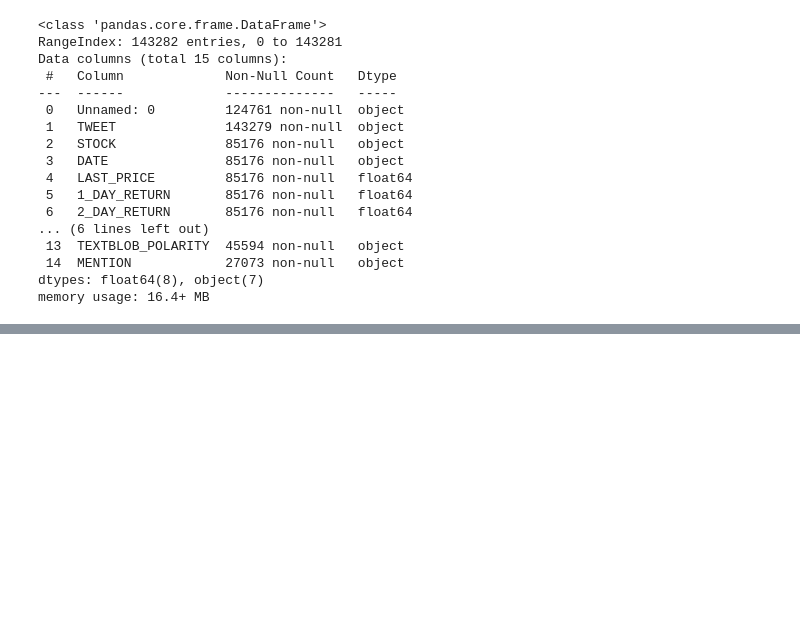
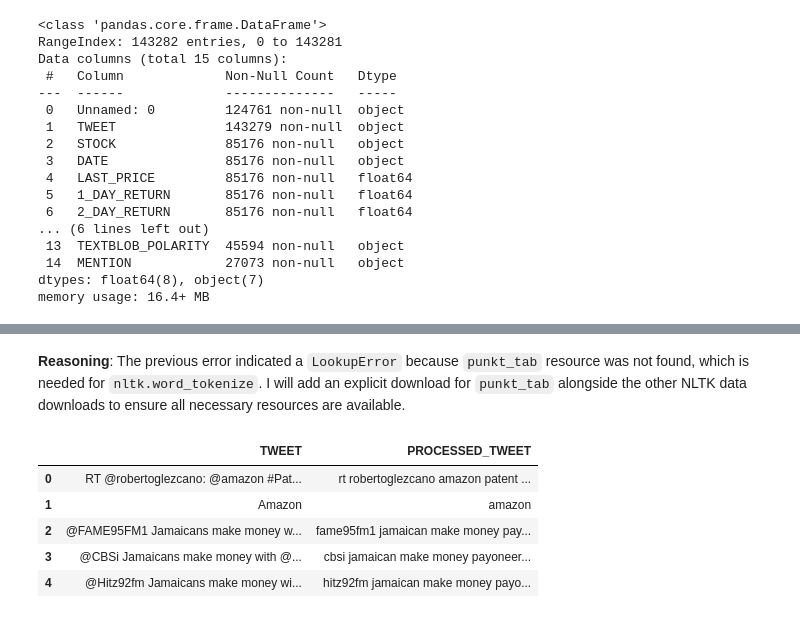
Before and after one commit to Mart1n2015/CODERHOUSE-DSIII, a Jupyter notebook: TRABAJO MARTIN CERIOLI .ipynb, the cells around one changed output, grey strips where cells are left out. Drawn from its saved outputs; the diff is of its cells as text; code cells hidden in the pictures; blank space fills up the shorter version.

```diff
--- a/TRABAJO MARTIN CERIOLI .ipynb
+++ b/TRABAJO MARTIN CERIOLI .ipynb
@@ -39,0 +110,13 @@ display(dataframe.head())
+# %%
+lemmatizer = WordNetLemmatizer()
+stop_words = set(stopwords.words('english'))
+
+def preprocess_tweet(text):
+    if pd.isna(text):
+        return ""
+    text = text.lower()
+    words = nltk.word_tokenize(text)
+    words = [lemmatizer.lemmatize(word) for word in words if word.isalnum() and word not in stop_words]
+    return " ".join(words)
+
+print("Preprocessing function 'preprocess_tweet' defined.")
@@ -39,0 +195,56 @@ display(dataframe.head())
+# %% [markdown]
+**Reasoning**:
+The previous error indicated a `LookupError` because `punkt_tab` resource was not found, which is needed for `nltk.word_tokenize`. I will add an explicit download for `punkt_tab` alongside the other NLTK data downloads to ensure all necessary resources are available.
+# %%
+import pandas as pd
+import nltk
+from nltk.stem import WordNetLemmatizer
+from nltk.corpus import stopwords
+
+# Re-define dataframe
+url_dataset = "https://raw.githubusercontent.com/Mart1n2015/CODERHOUSE-DSIII/refs/heads/main/reduced_dataset-release.csv"
+dataframe = pd.read_csv(url_dataset,sep=",")
+
+# Ensure NLTK data is downloaded and define lemmatizer and stopwords
+try:
+    nltk.data.find('tokenizers/punkt')
+except LookupError:
+    nltk.download('punkt', quiet=True)
+
+try:
+    nltk.data.find('tokenizers/punkt_tab')
+except LookupError:
+    nltk.download('punkt_tab', quiet=True)
+
+try:
+    nltk.data.find('corpora/stopwords')
+except LookupError:
+    nltk.download('stopwords', quiet=True)
+
+try:
+    nltk.data.find('corpora/wordnet')
+except LookupError:
+    nltk.download('wordnet', quiet=True)
+
+lemmatizer = WordNetLemmatizer()
+stop_words = set(stopwords.words('english'))
+
+# Re-define preprocess_tweet function
+def preprocess_tweet(text):
+    if pd.isna(text):
+        return ""
+    text = text.lower()
+    words = nltk.word_tokenize(text)
+    words = [lemmatizer.lemmatize(word) for word in words if word.isalnum() and word not in stop_words]
+    return " ".join(words)
+
+# Apply preprocessing
+dataframe['PROCESSED_TWEET'] = dataframe['TWEET'].apply(preprocess_tweet)
+display(dataframe[['TWEET', 'PROCESSED_TWEET']].head())
+# %% [output]
+|  | TWEET | PROCESSED_TWEET |
+| 0 | RT @robertoglezcano: @amazon #Pat... | rt robertoglezcano amazon patent ... |
+| 1 | Amazon | amazon |
+| 2 | @FAME95FM1 Jamaicans make money w... | fame95fm1 jamaican make money pay... |
+| 3 | @CBSi Jamaicans make money with @... | cbsi jamaican make money payoneer... |
+| 4 | @Hitz92fm Jamaicans make money wi... | hitz92fm jamaican make money payo... |
```
Also changed, not shown: parts of 22 cells of this notebook.
